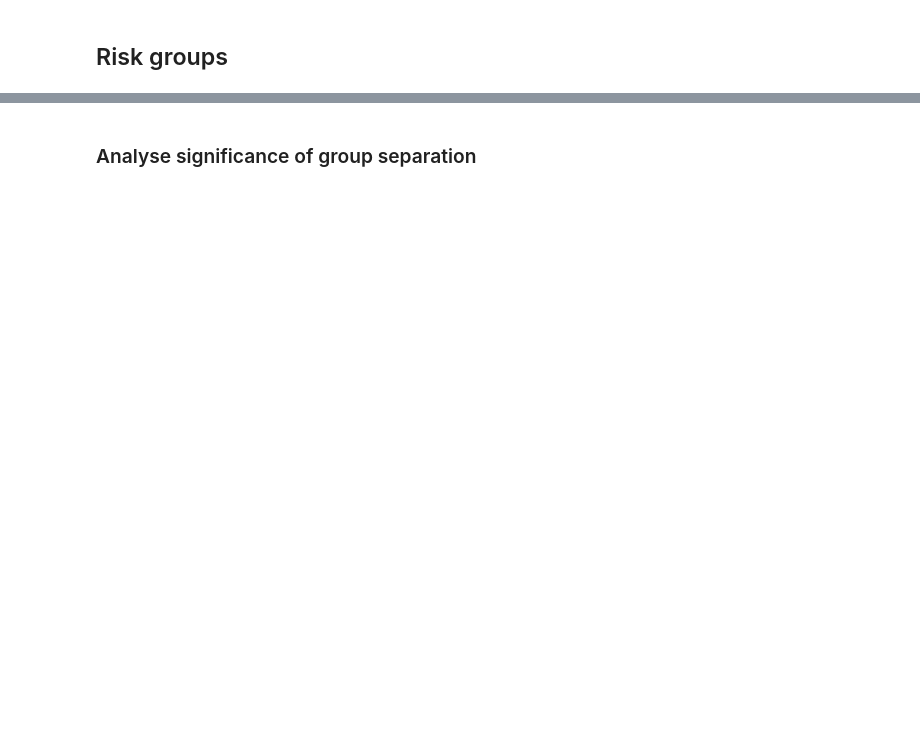
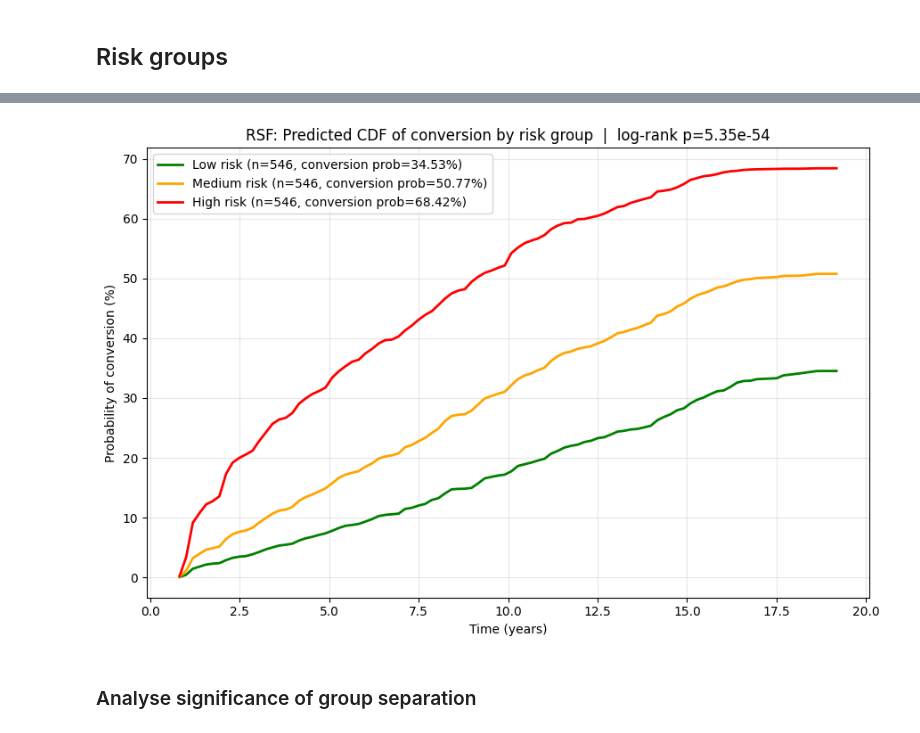
Before and after one commit to mariik4/survival_analysis_of_mci, a Jupyter notebook: notebooks/5-rsf-model.evaluation.ipynb, the cells around one changed output, grey strips where cells are left out. Saved outputs shown, nothing was run; the diff lists cells and outputs as text; code cells hidden in the pictures; blank space fills up the shorter version.

```diff
--- a/notebooks/5-rsf-model.evaluation.ipynb
+++ b/notebooks/5-rsf-model.evaluation.ipynb
@@ -284,27 +349,29 @@ plt.show()
 # %%
 overall = multivariate_logrank_test(
     risk_df['duration'],
     risk_df['risk_group'],
     risk_df['event']
 )
 
 fig, ax = plt.subplots(figsize=(9, 6))
 
 for group in [LOW_RISK_GROUP_INDICATOR, MEDIUM_RISK_GROUP_INDICATOR, HIGH_RISK_GROUP_INDICATOR]:
     mask = (risk_df['risk_group'] == group).values
-    mean_conv = conv_curve[mask].mean(axis=0) * 100   # CDF in %
+    mean_conv = cdf_curve[mask].mean(axis=0) * 100   # CDF in %
     ax.plot(times_curve, mean_conv,
             color=risk_groups_props[group]["color"], linewidth=2,
             label=f'{risk_groups_props[group]["name"]} (n={mask.sum()}, conversion prob={group_risk_probs[group]:.2f}%)')
 
 ax.set_xlabel("Time (years)")
 ax.set_ylabel("Probability of conversion (%)")
 ax.set_title(f"RSF: Predicted CDF of conversion by risk group  |  log-rank p={overall.p_value:.2e}")
 ax.grid(True, alpha=0.3)
 ax.legend()
 plt.tight_layout()
 save_pic(plt, "rsf_evaluation_Risk_Groups_CDF.png")
 plt.show()
+# %% [output]
+[figure, added]
 # %% [markdown]
 ### Analyse significance of group separation
 # %%
```
Also changed, not shown: parts of 42 cells of this notebook, 5 other files.
